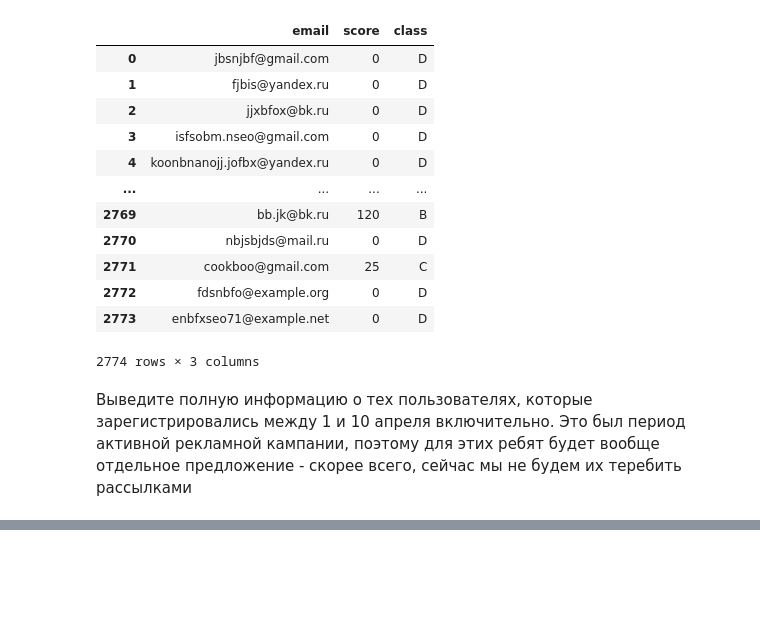
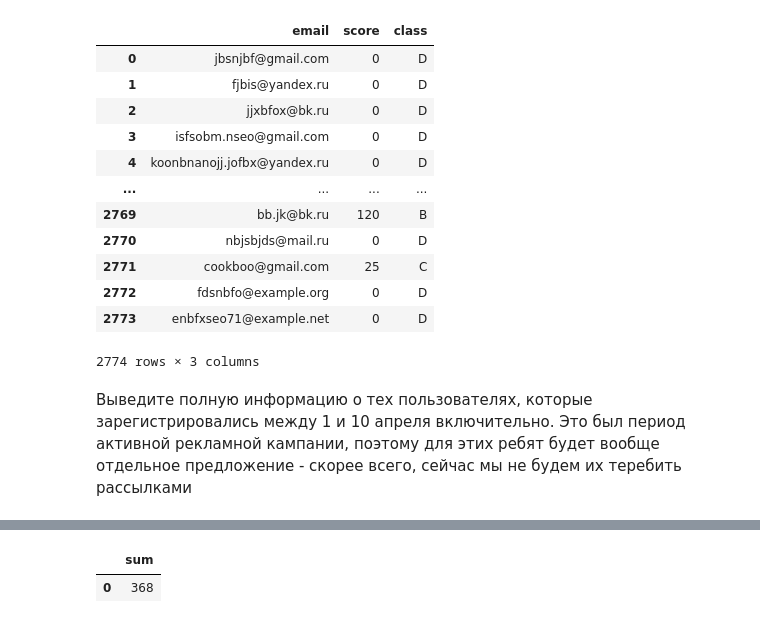
Before and after one commit to aleks-haksly/Simulative, a Jupyter notebook: SQL/Analitics/part_01/practice.ipynb, the cells around one changed output, grey strips where cells are left out. Drawn from its saved outputs; the diff is of its cells as text; code cells hidden in the pictures; blank space fills up the shorter version.

```diff
--- a/SQL/Analitics/part_01/practice.ipynb
+++ b/SQL/Analitics/part_01/practice.ipynb
@@ -160,0 +214,18 @@ data
+# %%
+sql = """
+SELECT sum(isEqual::int) FROM
+(SELECT
+  username,
+  --substring(email from 1 for position('@' in email) - 1) as email_trunc,
+  --username = left(email, position('@' in email) - 1) as isEqual (альтернативно),
+  username = substring(email from 1 for position('@' in email) - 1) as isEqual
+FROM
+  simulative.user) as t
+"""
+data = select(sql)
+# %%
+# количество совпадений
+data
+# %% [output]
+|  | sum |
+| 0 | 368 |
```
Also changed, not shown: parts of 4 cells of this notebook.
